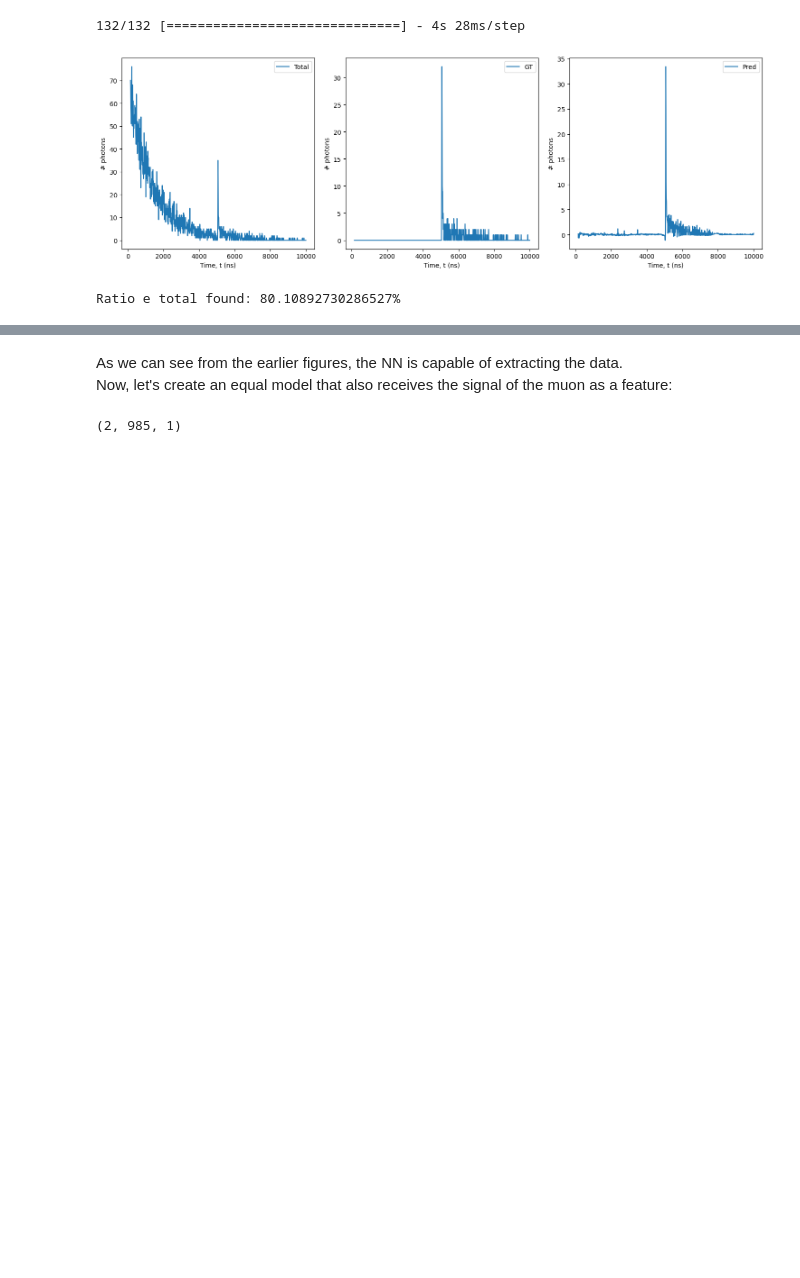
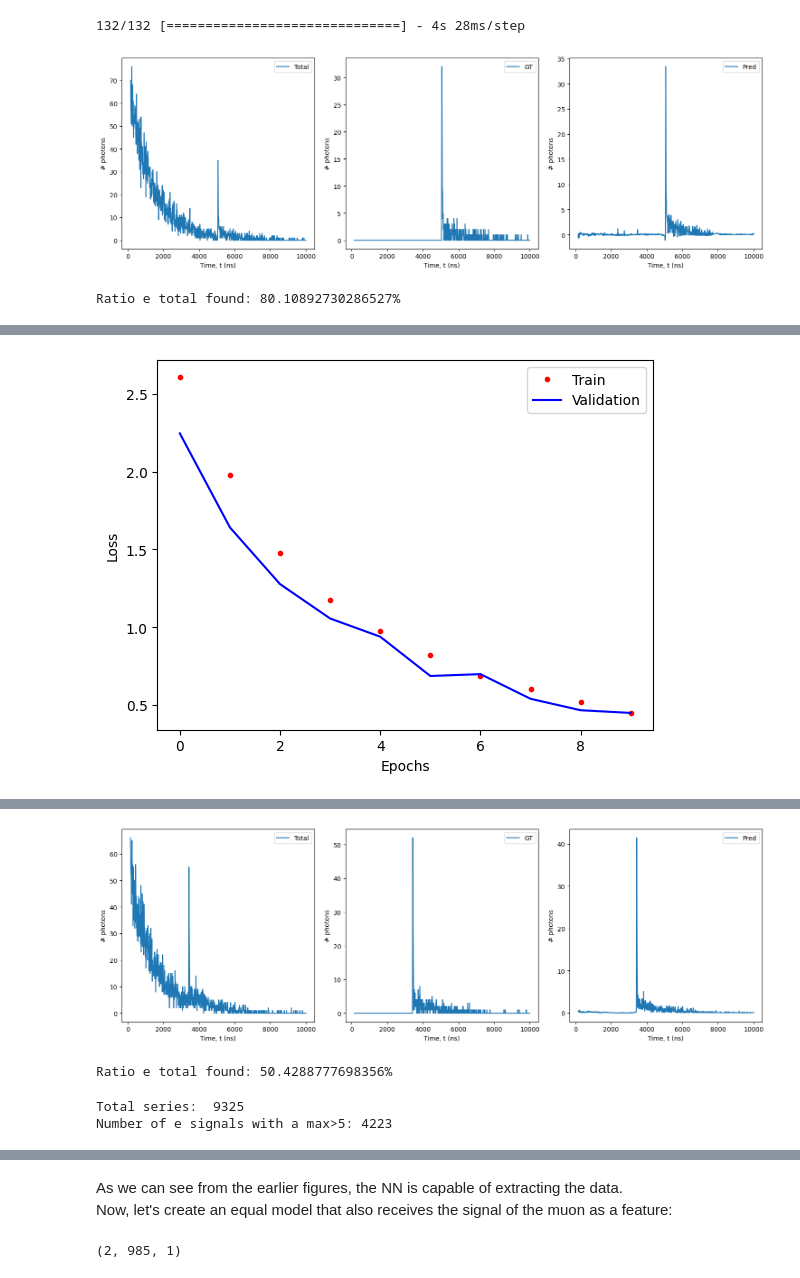
Before and after one commit to JaviGamero/LArTPC_Calibration, a Jupyter notebook: scripts/python/signalDecompose/DL_Algorithms.ipynb, the cells around one changed output, grey strips where cells are left out. Saved outputs shown, nothing was run; the diff lists cells and outputs as text; code cells hidden in the pictures; blank space fills up the shorter version.

```diff
--- a/scripts/python/signalDecompose/DL_Algorithms.ipynb
+++ b/scripts/python/signalDecompose/DL_Algorithms.ipynb
@@ -1216,0 +1312,22 @@ Ratio e total found: 80.10892730286527%
+# %%
+set_random_seed(2023)
+
+model = Sequential()
+
+model.add(Conv1D(filters=64, kernel_size=1, padding='same', strides=1, input_shape=input_shape))
+model.add(Bidirectional(LSTM(units=64, activation='tanh', return_sequences=True)))
+
+model.add(Conv1D(filters=64, kernel_size=1, padding='same', strides=1))
+model.add(Bidirectional(LSTM(units=64, activation='tanh', return_sequences=True)))
+
+model.add(Dense(units=1, activation='linear'))
+# %%
+callback = EarlyStopping(monitor='loss', patience=3, restore_best_weights=True,
+                         mode='auto')
+
+model.compile(optimizer='RMSprop', loss='mean_squared_error')
+history = model.fit(X_train, y_train, batch_size=32, epochs=10,
+                    validation_split=0.3, callbacks=callback)
+
+testModel(model, history, X_test, y_test)
+# %% [output]
@@ -1216,0 +1354 @@ Ratio e total found: 80.10892730286527%
+[figure, added]
@@ -1216,0 +1356,2 @@ Ratio e total found: 80.10892730286527%
+[figure, added]
+Ratio e total found: 50.4288777698356%
@@ -1216,0 +1362,15 @@ Ratio e total found: 80.10892730286527%
+# %%
+max_photons = 5
+max_values = e_signals.max(axis=1)
+
+mask = max_values > max_photons # True those with a maximum > max_photons
+e_idxs = mask[mask==True].index.values
+
+print('Total series: ', e_signals.shape[0])
+print('Number of e signals with a max>{0}: {1}'.format(max_photons, e_idxs.shape[0]))
+
+Xf = np.array(signals.loc[e_idxs, t_idx].values)
+yf = np.array(e_signals.loc[e_idxs, t_idx].values)
+# %% [output]
+Total series:  9325
+Number of e signals with a max>5: 4223
```
Also changed, not shown: parts of 27 cells of this notebook, 1 other file.
